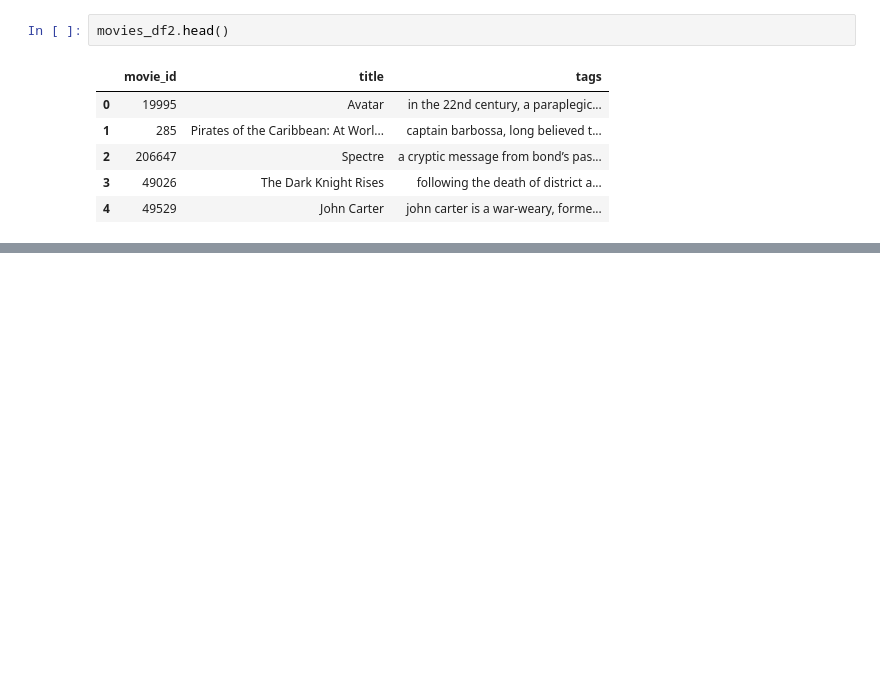
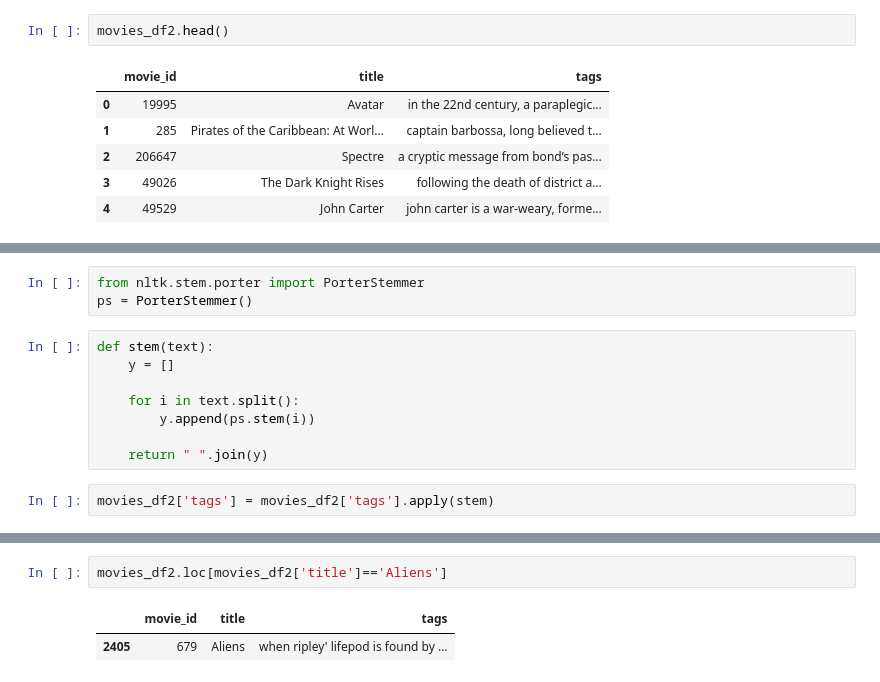
Before and after one commit to jerinpious/Movie-Recommendation-System, a Jupyter notebook: main.ipynb, the cells around one changed output, grey strips where cells are left out. Drawn from its saved outputs; the diff is of its cells as text; blank space fills up the shorter version.

```diff
--- a/main.ipynb
+++ b/main.ipynb
@@ -214,0 +219,13 @@ movies_df2.head()
+# %%
+from nltk.stem.porter import PorterStemmer
+ps = PorterStemmer()
+# %%
+def stem(text):
+    y = []
+
+    for i in text.split():
+        y.append(ps.stem(i))
+
+    return " ".join(y)
+# %%
+movies_df2['tags'] = movies_df2['tags'].apply(stem)
@@ -214,0 +283,5 @@ movies_df2.head()
+# %%
+movies_df2.loc[movies_df2['title']=='Aliens']
+# %% [output]
+|  | movie_id | title | tags |
+| 2405 | 679 | Aliens | when ripley' lifepod is found by ... |
```
Also changed, not shown: parts of 13 cells of this notebook.
